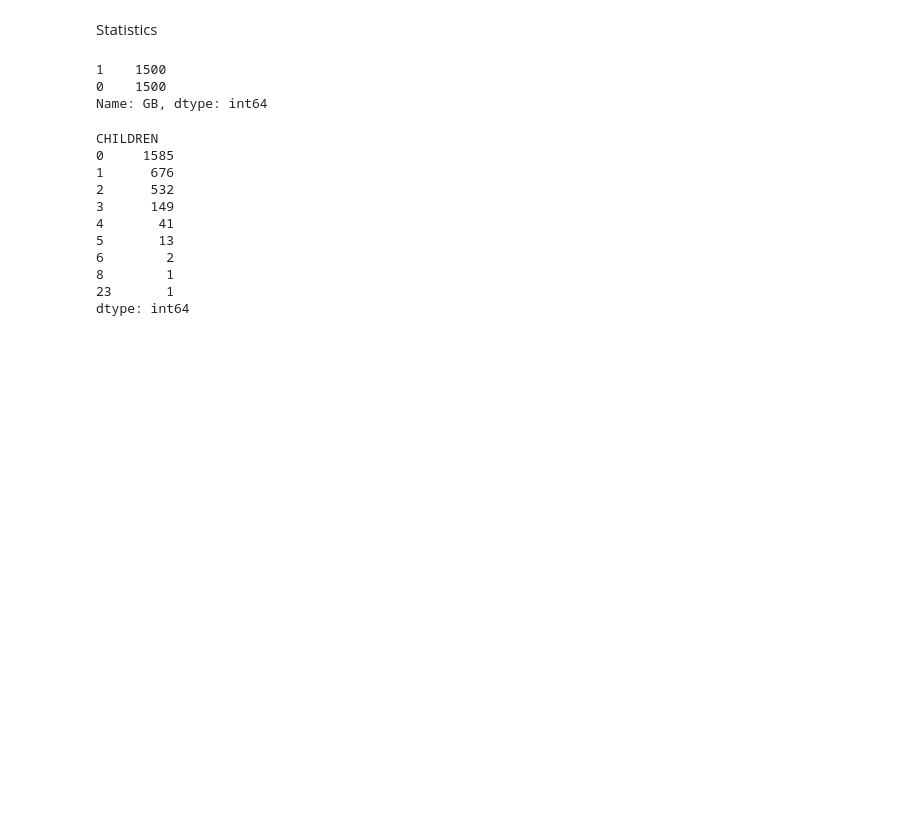
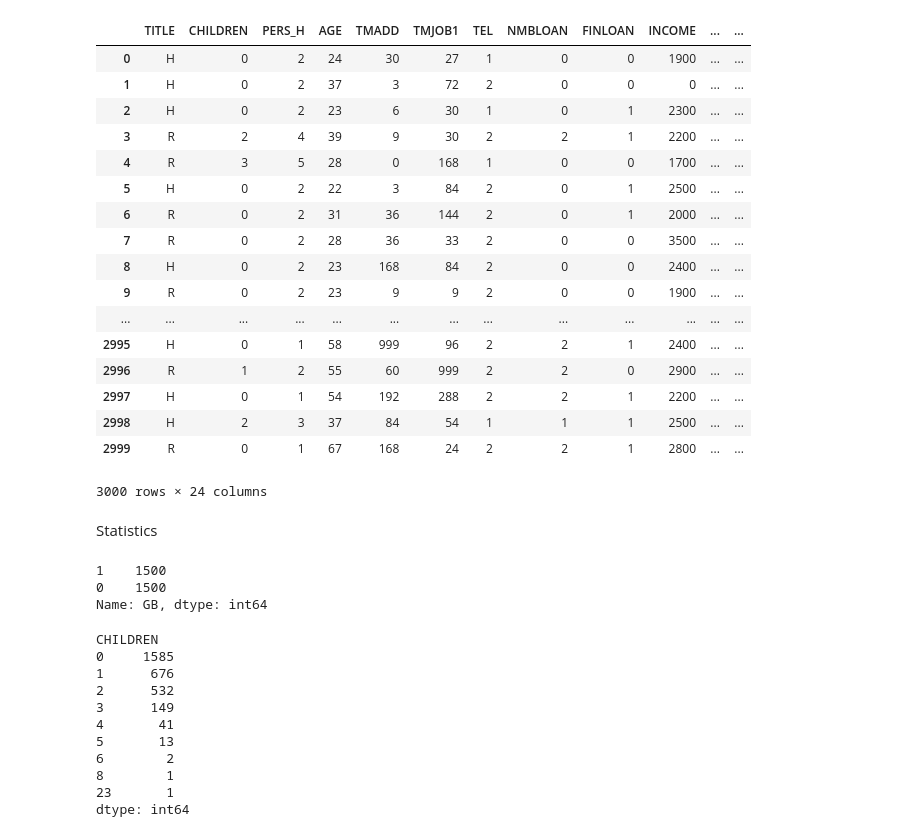
Before and after one commit to anastasiakaida/reliability-assessment, a Jupyter notebook: rel_borrower.ipynb, the cells around one changed output. Drawn from its saved outputs; the diff is of its cells as text; code cells hidden in the pictures; blank space fills up the shorter version.

```diff
--- a/rel_borrower.ipynb
+++ b/rel_borrower.ipynb
@@ -9,6 +10,26 @@ import os
 path = "accepts_xls_.xlsx"
 # %%
 excel = pd.read_excel(path, sheet_name=0)
+excel
+# %% [output]
+|  | TITLE | CHILDREN | PERS_H | AGE | TMADD | TMJOB1 | TEL | NMBLOAN | FINLOAN | INCOME | ... | ... |
+| 0 | H | 0 | 2 | 24 | 30 | 27 | 1 | 0 | 0 | 1900 | ... | ... |
+| 1 | H | 0 | 2 | 37 | 3 | 72 | 2 | 0 | 0 | 0 | ... | ... |
+| 2 | H | 0 | 2 | 23 | 6 | 30 | 1 | 0 | 1 | 2300 | ... | ... |
+| 3 | R | 2 | 4 | 39 | 9 | 30 | 2 | 2 | 1 | 2200 | ... | ... |
+| 4 | R | 3 | 5 | 28 | 0 | 168 | 1 | 0 | 0 | 1700 | ... | ... |
+| 5 | H | 0 | 2 | 22 | 3 | 84 | 2 | 0 | 1 | 2500 | ... | ... |
+| 6 | R | 0 | 2 | 31 | 36 | 144 | 2 | 0 | 1 | 2000 | ... | ... |
+| 7 | R | 0 | 2 | 28 | 36 | 33 | 2 | 0 | 0 | 3500 | ... | ... |
+| 8 | H | 0 | 2 | 23 | 168 | 84 | 2 | 0 | 0 | 2400 | ... | ... |
+| 9 | R | 0 | 2 | 23 | 9 | 9 | 2 | 0 | 0 | 1900 | ... | ... |
+| ... | ... | ... | ... | ... | ... | ... | ... | ... | ... | ... | ... | ... |
+| 2995 | H | 0 | 1 | 58 | 999 | 96 | 2 | 2 | 1 | 2400 | ... | ... |
+| 2996 | R | 1 | 2 | 55 | 60 | 999 | 2 | 2 | 0 | 2900 | ... | ... |
+| 2997 | H | 0 | 1 | 54 | 192 | 288 | 2 | 2 | 1 | 2200 | ... | ... |
+| 2998 | H | 2 | 3 | 37 | 84 | 54 | 1 | 1 | 1 | 2500 | ... | ... |
+| 2999 | R | 0 | 1 | 67 | 168 | 24 | 2 | 2 | 1 | 2800 | ... | ... |
+3000 rows × 24 columns
 # %% [markdown]
 Statistics
 # %%
```
Also changed, not shown: parts of 1 cell of this notebook.
